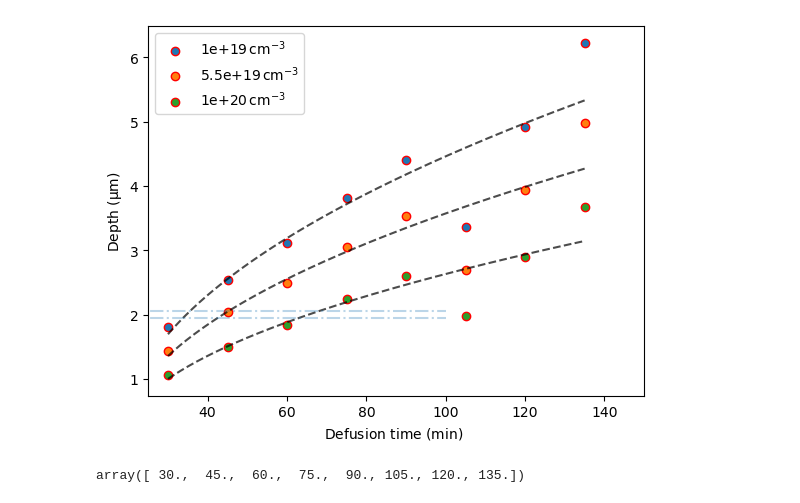
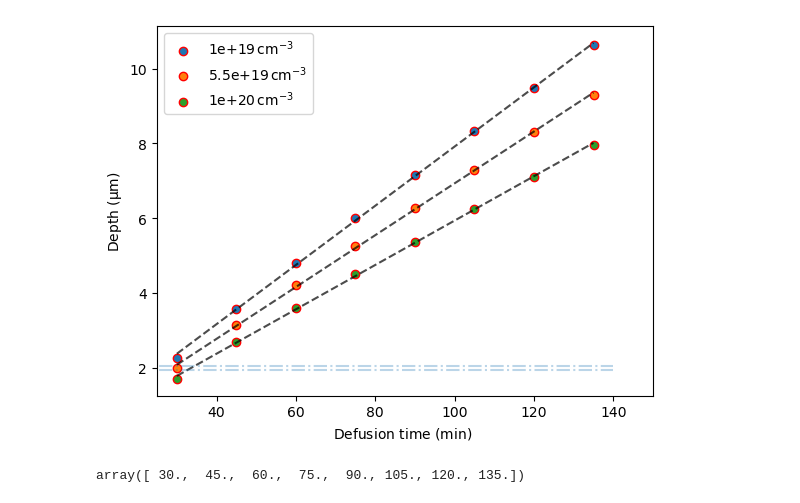
Before and after one commit to PhilPhilJ/MicroNanoProject, a Jupyter notebook: Plot for etch stop.ipynb, the cells around one changed output. Drawn from its saved outputs; the diff is of its cells as text; code cells hidden in the pictures.

```diff
--- a/Plot for etch stop.ipynb
+++ b/Plot for etch stop.ipynb
@@ -20,6 +20,13 @@ for i in range(len(times)):
     dfs.append(df)
 # %%
 def func(t, k, t0):
-    return np.sqrt(k*(t + t0))
+    #return np.sqrt(k*(t + t0))
+    return k*t + t0
 # %%
 ts = np.array([0.5, 0.75, 1, 1.25, 1.5, 1.75, 2.0, 2.25]) * 60
+# %%
+for i in range(len(times)):
+
+        depth = dfs[i].depth.to_numpy()
+        doping = dfs[i].doping.to_numpy()
+        plt.plot(depth,doping)
@@ -27,36 +36,38 @@ ts = np.array([0.5, 0.75, 1, 1.25, 1.5, 1.75, 2.0, 2.25]) * 60
 fig, ax = plt.subplots()
 filled_marker_style = dict(marker='o', linestyle=':', markersize=15,
                            color='darkgrey',
                            markerfacecolor='tab:blue',
                            markerfacecoloralt='lightsteelblue',
                            markeredgecolor='brown')
 new_ts = np.linspace(ts[0], ts[-1], 1000)
 ps = []
 for j in range(len(stops)):
     ys = []
     for i in range(len(times)):
 
         depth = dfs[i].depth.to_numpy()
         doping = dfs[i].doping.to_numpy()
         index = np.argmin(np.abs(np.array(doping)-stops[j]))
+        #print(doping[index])
+        #print(depth[index])
         ys.append(depth[index])
 
     popt, pcov = curve_fit(func, ts, ys)
     ans = func(new_ts, popt[0], popt[1])
     p = ax.scatter(ts, ys, marker="o", edgecolors="r", alpha=1)
     ps.append(p)
     fit = ax.plot(new_ts, ans, linestyle ="--", color="black", alpha=.7)
 
-ax.hlines(y=2+2*0.025, xmin=20, xmax=100, linestyles="-.", alpha=0.3)
-ax.hlines(y=2-2*0.025, xmin=20, xmax=100, linestyles="-.", alpha=0.3)
+ax.hlines(y=2+2*0.025, xmin=20, xmax=140, linestyles="-.", alpha=0.3)
+ax.hlines(y=2-2*0.025, xmin=20, xmax=140, linestyles="-.", alpha=0.3)
 plt.xlabel(r"Defusion time ($\mathrm{min}$)  ")
 plt.ylabel(r"Depth ($\mathrm{\mu m }$)")
 ax.legend([ps[0], ps[1], ps[2]], [str(stops[0]) + r"$\,\mathrm{cm}^{-3}}$",str(stops[1]) + r"$\,\mathrm{cm}^{-3}}$",str(stops[2]) + r"$\,\mathrm{cm}^{-3}}$"])
 plt.xlim(25, 150)
 plt.show()
 fig.savefig(r'C:\Users\Phili\OneDrive\Skrivebord\Skole\DTU\Fysik og Nanoteknologi\22600 Fabrication of micro- and nanostructures\Project\Process Simulation\figures\depth.png', dpi=350,bbox_inches = "tight")
 # %% [output]
-[figure, old version]
+[figure, new version]
 # %%
 ts
 # %% [output]
```
Also changed, not shown: parts of 1 cell of this notebook.
